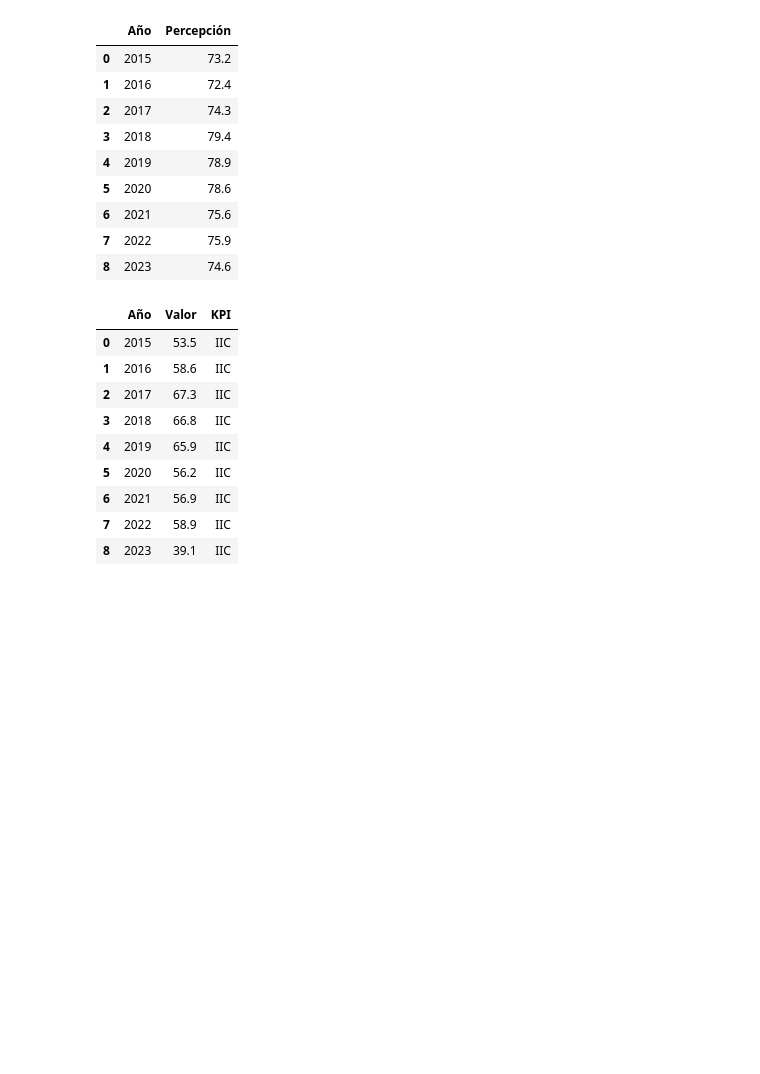
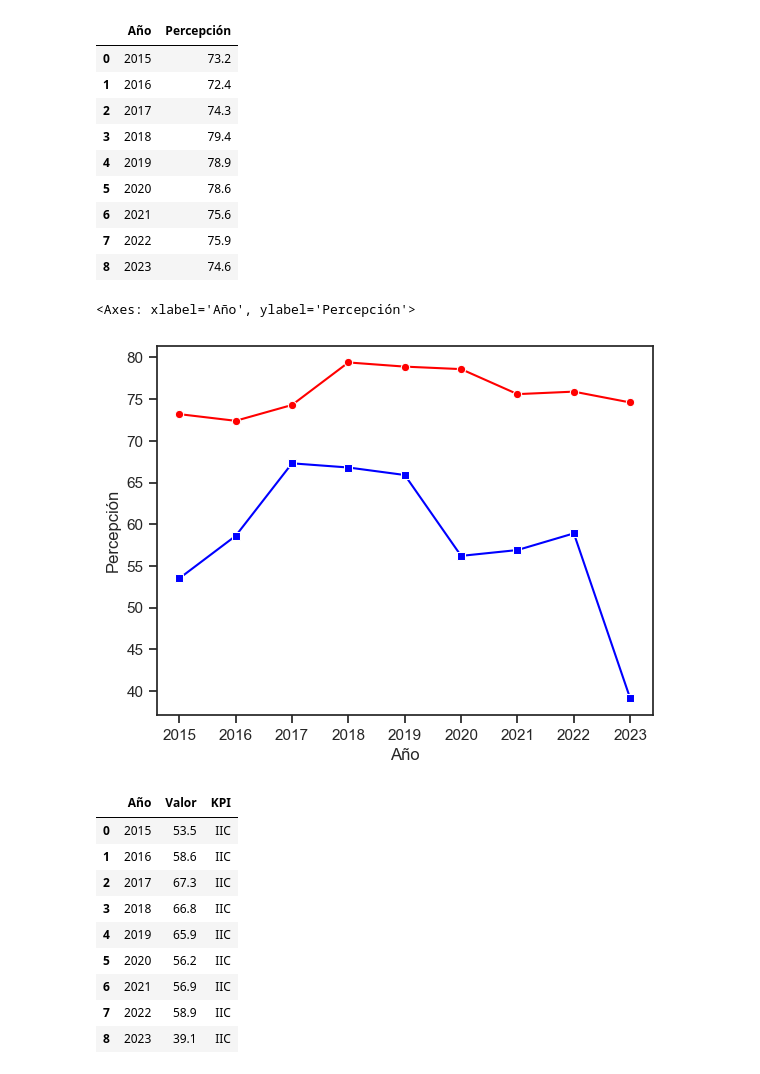
Before and after one commit to la-ciencia-del-delito/semaforo-delictivo, a Jupyter notebook: notebooks/Viowi.ipynb, the cells around one changed output. Cells and saved outputs as stored; diff of their text form; code cells hidden in the pictures; blank space fills up the shorter version.

```diff
--- a/notebooks/Viowi.ipynb
+++ b/notebooks/Viowi.ipynb
@@ -1162,6 +1157,14 @@ mexico_df
 | 6 | 2021 | 75.6 |
 | 7 | 2022 | 75.9 |
 | 8 | 2023 | 74.6 |
+# %%
+# Graficos de líneas...
+
+sns.lineplot(data=mexico_df, x="Año", y="Percepción", color = "red", marker = "o")
+sns.lineplot(data=datos_mexico, x="Año", y="IIC", color = "blue", marker = "s")
+# %% [output]
+<Axes: xlabel='Año', ylabel='Percepción'>
+[figure, added]
 # %%
 new_IIC = datos_mexico
 new_Per = mexico_df
```
Also changed, not shown: parts of 4 cells of this notebook.
